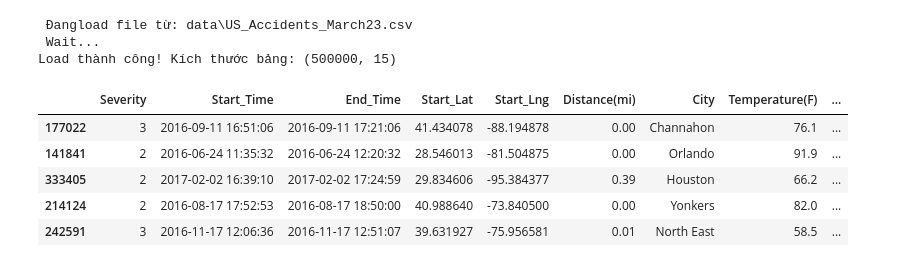
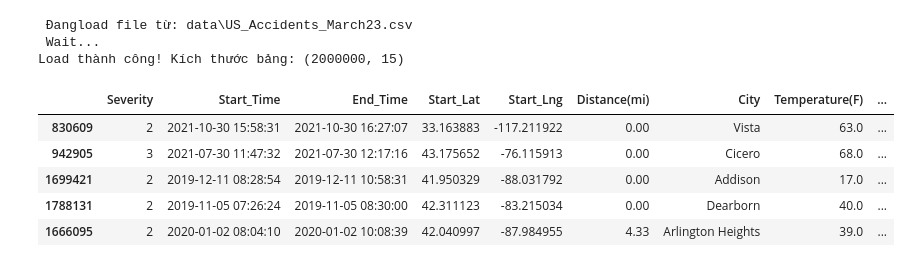
Before and after one commit to Traffic-Accident-Data-Analysis/DAP-Project, a Jupyter notebook: Untitled-1.ipynb, the cells around one changed output. Saved outputs shown, nothing was run; the diff lists cells and outputs as text; code cells hidden in the pictures.

```diff
--- a/Untitled-1.ipynb
+++ b/Untitled-1.ipynb
@@ -21,40 +21,40 @@ cols_to_keep = [
 
     'Weather_Condition',#tình trạng thời tiết
 
     # Hạ tầng & Môi trường
     'Junction', 'Traffic_Signal', 'Sunrise_Sunset'
 ]
 
 # --- 3. LOAD DỮ LIỆU ---
 try:
     print(f" Đangload file từ: {file_path}")
     print(" Wait...")
 
 
 
-    df = pd.read_csv(file_path, usecols=cols_to_keep, nrows=500000)
+    df = pd.read_csv(file_path, usecols=cols_to_keep, nrows=2000000)
 
 
     df['Precipitation(in)'] = df['Precipitation(in)'].fillna(0)
 
     print(f"Load thành công! Kích thước bảng: {df.shape}")
 
 
 
     display(df.sample(5))
 
 except FileNotFoundError:
     print(" LỖI: Không tìm thấy file 'US_Accidents_March23.csv'!")
 # %% [output]
  Đangload file từ: data\US_Accidents_March23.csv
  Wait...
-Load thành công! Kích thước bảng: (500000, 15)
+Load thành công! Kích thước bảng: (2000000, 15)
 |  | Severity | Start_Time | End_Time | Start_Lat | Start_Lng | Distance(mi) | City | Temperature(F) | ... |
-| 177022 | 3 | 2016-09-11 16:51:06 | 2016-09-11 17:21:06 | 41.434078 | -88.194878 | 0.00 | Channahon | 76.1 | ... |
-| 141841 | 2 | 2016-06-24 11:35:32 | 2016-06-24 12:20:32 | 28.546013 | -81.504875 | 0.00 | Orlando | 91.9 | ... |
-| 333405 | 2 | 2017-02-02 16:39:10 | 2017-02-02 17:24:59 | 29.834606 | -95.384377 | 0.39 | Houston | 66.2 | ... |
-| 214124 | 2 | 2016-08-17 17:52:53 | 2016-08-17 18:50:00 | 40.988640 | -73.840500 | 0.00 | Yonkers | 82.0 | ... |
-| 242591 | 3 | 2016-11-17 12:06:36 | 2016-11-17 12:51:07 | 39.631927 | -75.956581 | 0.01 | North East | 58.5 | ... |
+| 830609 | 2 | 2021-10-30 15:58:31 | 2021-10-30 16:27:07 | 33.163883 | -117.211922 | 0.00 | Vista | 63.0 | ... |
+| 942905 | 3 | 2021-07-30 11:47:32 | 2021-07-30 12:17:16 | 43.175652 | -76.115913 | 0.00 | Cicero | 68.0 | ... |
+| 1699421 | 2 | 2019-12-11 08:28:54 | 2019-12-11 10:58:31 | 41.950329 | -88.031792 | 0.00 | Addison | 17.0 | ... |
+| 1788131 | 2 | 2019-11-05 07:26:24 | 2019-11-05 08:30:00 | 42.311123 | -83.215034 | 0.00 | Dearborn | 40.0 | ... |
+| 1666095 | 2 | 2020-01-02 08:04:10 | 2020-01-02 10:08:39 | 42.040997 | -87.984955 | 4.33 | Arlington Heights | 39.0 | ... |
 # %%
 # --- BẮT ĐẦU XỬ LÝ DỮ LIỆU & FEATURE ENGINEERING (BẢN CHUẨN) ---
 print("Đang xử lý dữ liệu thời gian...")
```
Also changed, not shown: parts of 4 cells of this notebook.
